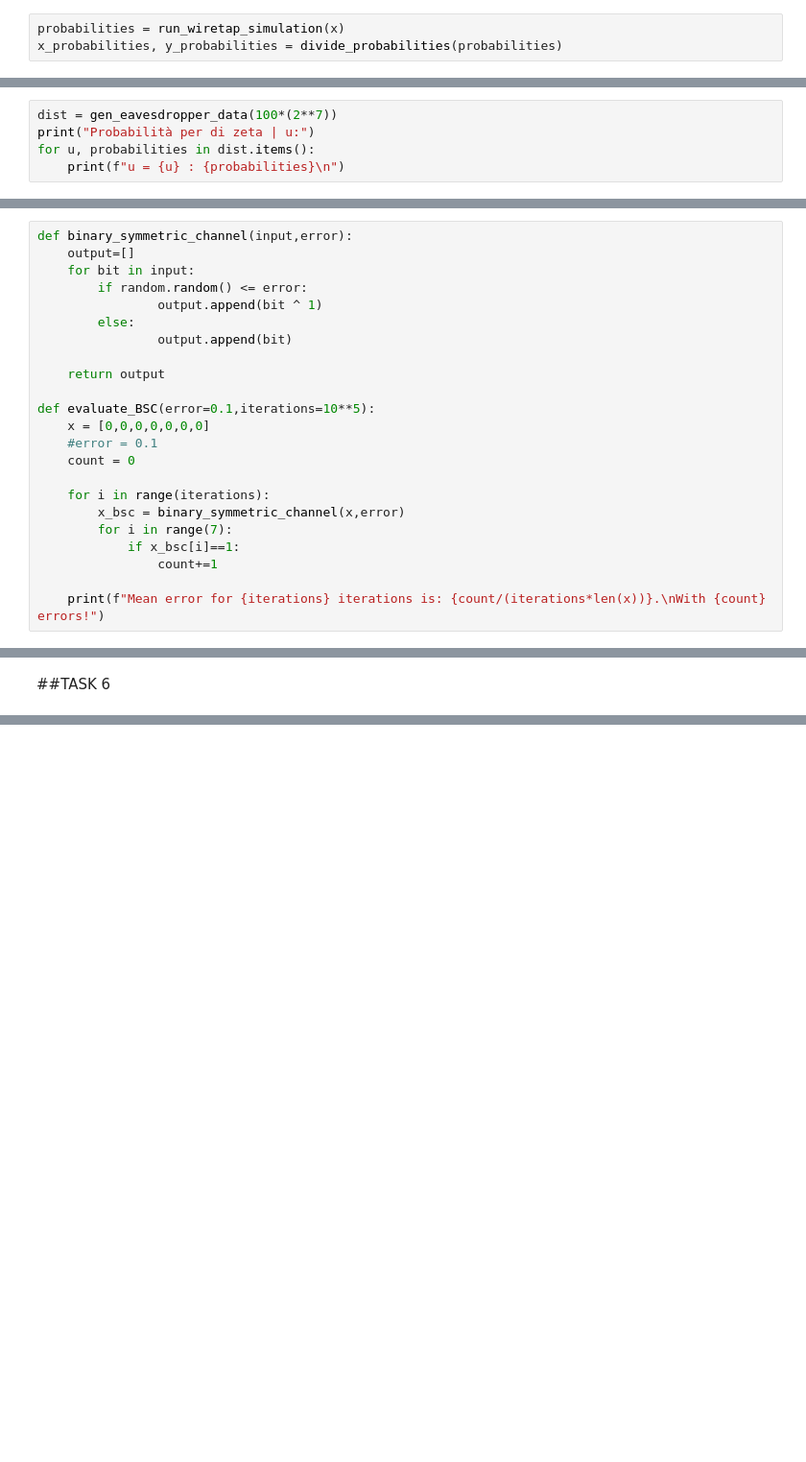
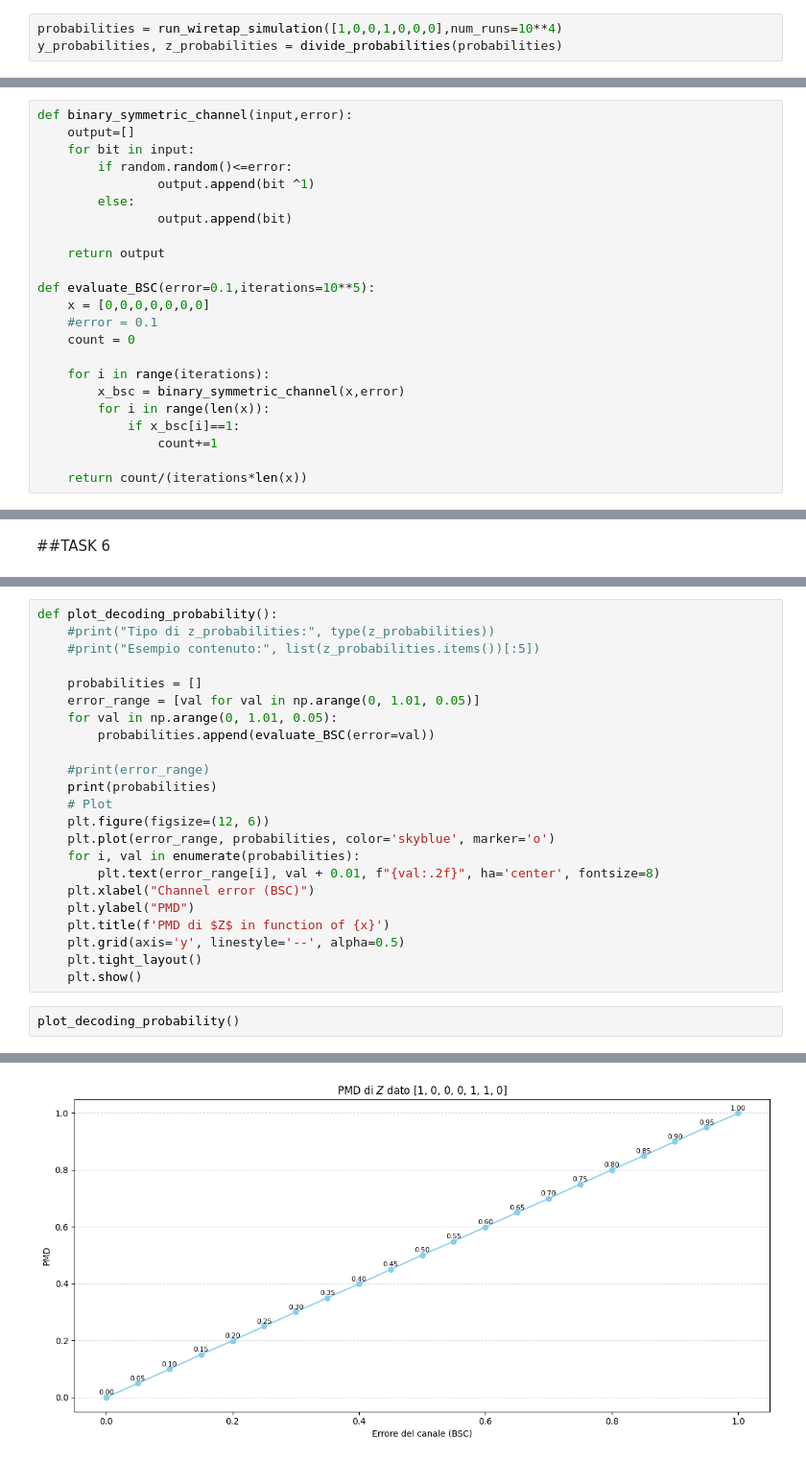
Before and after one commit to Massimo-Vettorello/Lab2I-S, a Jupyter notebook: sudormrf.ipynb, the cells around one changed output, grey strips where cells are left out. Shown at 96% size. Saved outputs shown, nothing was run; the diff lists cells and outputs as text; blank space fills up the shorter version.

```diff
--- a/sudormrf.ipynb
+++ b/sudormrf.ipynb
@@ -98,5 +118,5 @@ def divide_probabilities(probabilities):
 
     return y_probabilities, z_probabilities
 # %%
-probabilities = run_wiretap_simulation(x)
-x_probabilities, y_probabilities = divide_probabilities(probabilities)
+probabilities = run_wiretap_simulation([1,0,0,1,0,0,0],num_runs=10**4)
+y_probabilities, z_probabilities = divide_probabilities(probabilities)
@@ -291,5 +301,0 @@ def gen_eavesdropper_data(n_sample):
-# %%
-dist = gen_eavesdropper_data(100*(2**7))
-print("Probabilità per di zeta | u:")
-for u, probabilities in dist.items():
-    print(f"u = {u} : {probabilities}\n")
@@ -482,8 +466,8 @@ Why resort to (more complicated) evaluating the mutual information?
 def binary_symmetric_channel(input,error):
     output=[]
     for bit in input:
-        if random.random() <= error:
-                output.append(bit ^ 1)
+        if random.random()<=error:
+                output.append(bit ^1)
         else:
                 output.append(bit)
 
@@ -496,11 +480,11 @@ def evaluate_BSC(error=0.1,iterations=10**5):
 
     for i in range(iterations):
         x_bsc = binary_symmetric_channel(x,error)
-        for i in range(7):
+        for i in range(len(x)):
             if x_bsc[i]==1:
                 count+=1
 
-    print(f"Mean error for {iterations} iterations is: {count/(iterations*len(x))}.\nWith {count} errors!")
+    return count/(iterations*len(x))
 # %% [markdown]
 #Testing task 5
 # %%
@@ -597,0 +526,26 @@ def awgn_channel_simulation(input, snr_db, iterations=10**4):
+# %%
+def plot_decoding_probability():
+    #print("Tipo di z_probabilities:", type(z_probabilities))
+    #print("Esempio contenuto:", list(z_probabilities.items())[:5])
+
+    probabilities = []
+    error_range = [val for val in np.arange(0, 1.01, 0.05)]
+    for val in np.arange(0, 1.01, 0.05):
+        probabilities.append(evaluate_BSC(error=val))
+
+    #print(error_range)
+    print(probabilities)
+    # Plot
+    plt.figure(figsize=(12, 6))
+    plt.plot(error_range, probabilities, color='skyblue', marker='o')
+    for i, val in enumerate(probabilities):
+        plt.text(error_range[i], val + 0.01, f"{val:.2f}", ha='center', fontsize=8)
+    plt.xlabel("Channel error (BSC)")
+    plt.ylabel("PMD")
+    plt.title(f'PMD di $Z$ in function of {x}')
+    plt.grid(axis='y', linestyle='--', alpha=0.5)
+    plt.tight_layout()
+    plt.show()
+# %%
+plot_decoding_probability()
+# %% [output]
@@ -597,0 +553 @@ def awgn_channel_simulation(input, snr_db, iterations=10**4):
+[figure, added]
```
Also changed, not shown: parts of 54 cells of this notebook.
